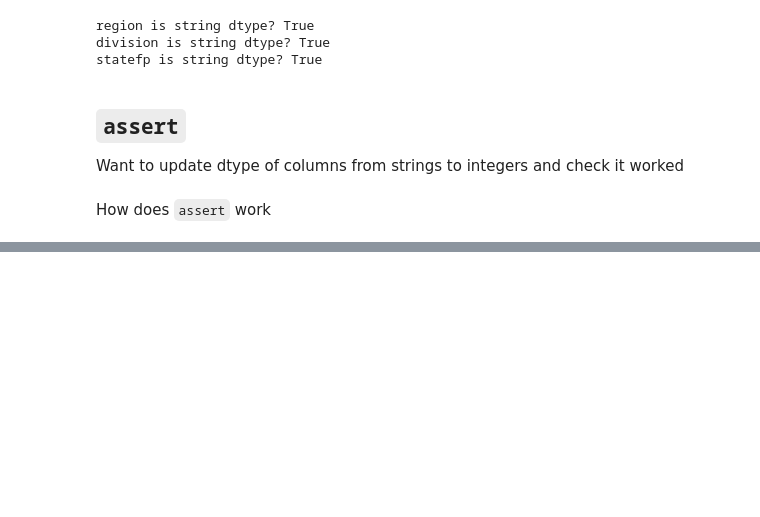
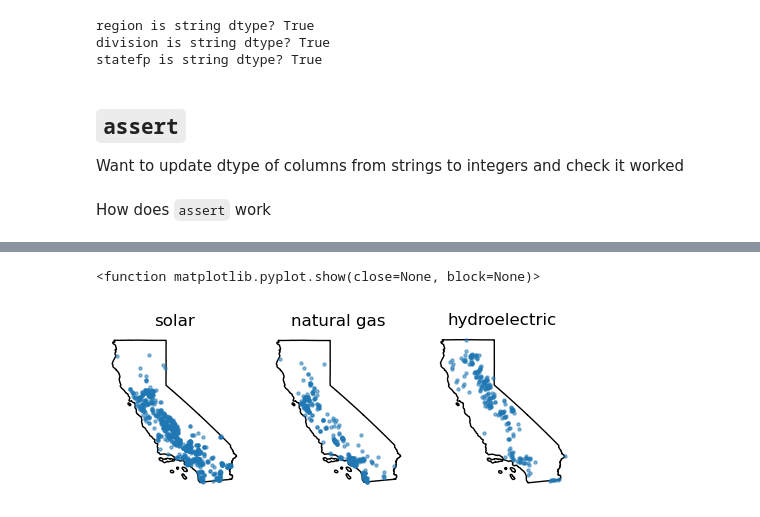
Before and after one commit to emaliap/eds220-in-class, a Jupyter notebook: lesson-12-streamline-your-code.ipynb, the cells around one changed output, grey strips where cells are left out. Cells and saved outputs as stored; diff of their text form; code cells hidden in the pictures; blank space fills up the shorter version.

```diff
--- a/lesson-12-streamline-your-code.ipynb
+++ b/lesson-12-streamline-your-code.ipynb
@@ -172,0 +301,24 @@ AssertionError:
+# %%
+# Select the power plants in California in a variable named ca_power_plants
+ca_power_plants = power_plants[power_plants['state']=='California']
+
+# Create a list named top_sources with California’s top 3 electric primary sources
+top_sources = ca_power_plants['primsource'].value_counts().index[:3].to_list()
+
+# Isolate the California state boundary in a variable named ca_boundary
+ca_boundary = states[states['name'] == 'California']
+
+# Plot
+fig, axes = plt.subplots(nrows=1,ncols=3,figsize=(6,3))
+
+for ax, source in zip(axes, top_sources):
+    ca_boundary.plot(ax=ax, color='none') # Plot boundary of California
+    subset = ca_power_plants[ca_power_plants['primsource'] == source] # Subset to that source
+    subset.plot(ax=ax, markersize=5, alpha=0.5)
+    ax.set_title(source)
+    ax.axis('off') # Take the axis off
+
+plt.show
+# %% [output]
+<function matplotlib.pyplot.show(close=None, block=None)>
+[figure, added]
```
Also changed, not shown: parts of 17 cells of this notebook.
